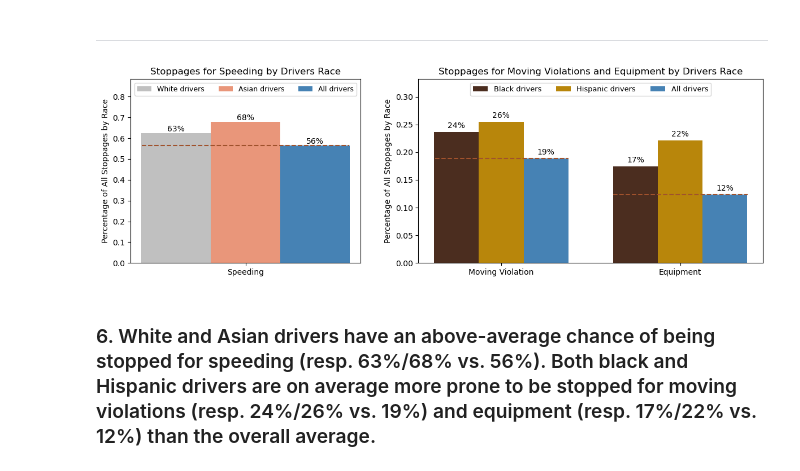
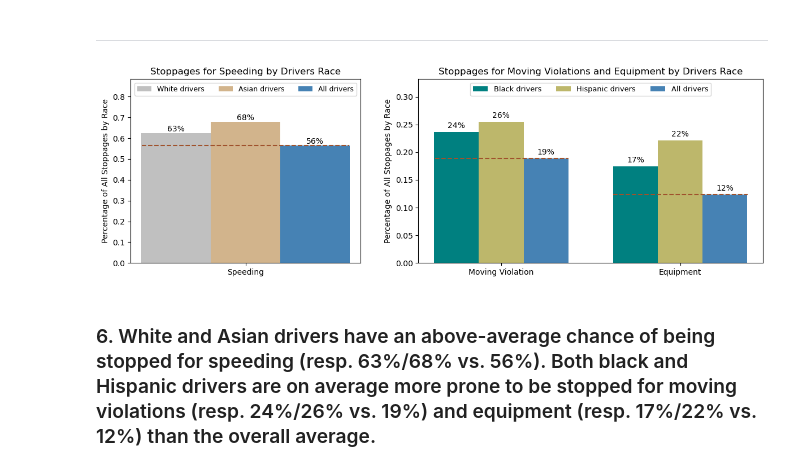
Before and after one commit to DominikKukla/Police-Analysis-Python, a Jupyter notebook: project.ipynb, the cells around one changed output. Saved outputs shown, nothing was run; the diff lists cells and outputs as text; code cells hidden in the pictures.

Commit message:
Color change

```diff
--- a/project.ipynb
+++ b/project.ipynb
@@ -1085,7 +1085,7 @@ overall_all_value = sum(police.violation.value_counts().values)
 speeding_all_percentage = speeding_all_value/overall_all_value
 
 ax0.bar(0.7, speeding_white_percentage, width=0.3, color='silver', label='White drivers')
-ax0.bar(1, speeding_asian_percentage, width=0.3, color='darksalmon', label='Asian drivers')
+ax0.bar(1, speeding_asian_percentage, width=0.3, color='tan', label='Asian drivers')
 ax0.bar(1.3, speeding_all_percentage, width=0.3, color='#4682B4', label='All drivers')
 
 ax0.set_title("Stoppages for Speeding by Drivers Race")
@@ -1109,36 +1109,36 @@ movingEQ_hispanic_values = police[(police['driver_race'] == 'Hispanic')
                               & ((police['violation'] == 'Moving violation')
                                 | (police['violation'] == 'Equipment'))].violation.value_counts().values
 overall_hispanic_value = sum(police[police['driver_race'] == 'Hispanic'].violation.value_counts().values)
 movingEQ_hispanic_percentages = movingEQ_hispanic_values/overall_hispanic_value
 
 movingEQ_all_values = police[(police['violation'] == 'Moving violation')
                                 | (police['violation'] == 'Equipment')].violation.value_counts().values
 movingEQ_all_percentages = movingEQ_all_values/overall_all_value
 
 x_axis = np.arange(2)
-ax1.bar(x_axis-0.25, movingEQ_black_percentages, width=0.25, color='#4B2D1F', label='Black drivers')
-ax1.bar(x_axis, movingEQ_hispanic_percentages, width=0.25, color='darkgoldenrod', label='Hispanic drivers')
+ax1.bar(x_axis-0.25, movingEQ_black_percentages, width=0.25, color='teal', label='Black drivers')
+ax1.bar(x_axis, movingEQ_hispanic_percentages, width=0.25, color='darkkhaki', label='Hispanic drivers')
 ax1.bar(x_axis+0.25, movingEQ_all_percentages, width=0.25, color='#4682B4', label='All drivers')
 
 ax1.set_title("Stoppages for Moving Violations and Equipment by Drivers Race")
 ax1.set_ylabel('Percentage of All Stoppages by Race')
 ax1.legend(ncol=3, fontsize=9.35, loc='upper center')
 ax1.set_xticks([0,1],['Moving Violation', 'Equipment'])
 ax1.set_ylim(0, max(movingEQ_hispanic_percentages) * 1.3)
 
 for i, v in enumerate(movingEQ_black_percentages):
     ax1.text(i-0.25, v+0.007, f'{round(v * 100)}%', ha='center', color='black')
 for i, v in enumerate(movingEQ_hispanic_percentages):
     ax1.text(i, v+0.007, f'{round(v * 100)}%', ha='center', color='black')
 for i, v in enumerate(movingEQ_all_percentages):
     ax1.text(i+0.25, v+0.007, f'{round(v * 100)}%', ha='center', color='black')
 ax1.axhline(movingEQ_all_percentages[0], xmin=0.048, xmax=0.436, linestyle='--', color='sienna')
 ax1.axhline(movingEQ_all_percentages[1], xmin=0.565, xmax=0.955, linestyle='--', color='sienna')
 
 plt.tight_layout()
 plt.show()
 # %% [output]
-[figure, old version]
+[figure, new version]
 # %% [markdown]
 ### 6. White and Asian drivers have an above-average chance of being stopped for speeding (resp. 63%/68% vs. 56%). Both black and Hispanic drivers are on average more prone to be stopped for moving violations (resp. 24%/26% vs. 19%) and equipment (resp. 17%/22% vs. 12%) than the overall average.
 # %% [markdown]
```
Also changed, not shown: parts of 1 cell of this notebook.
